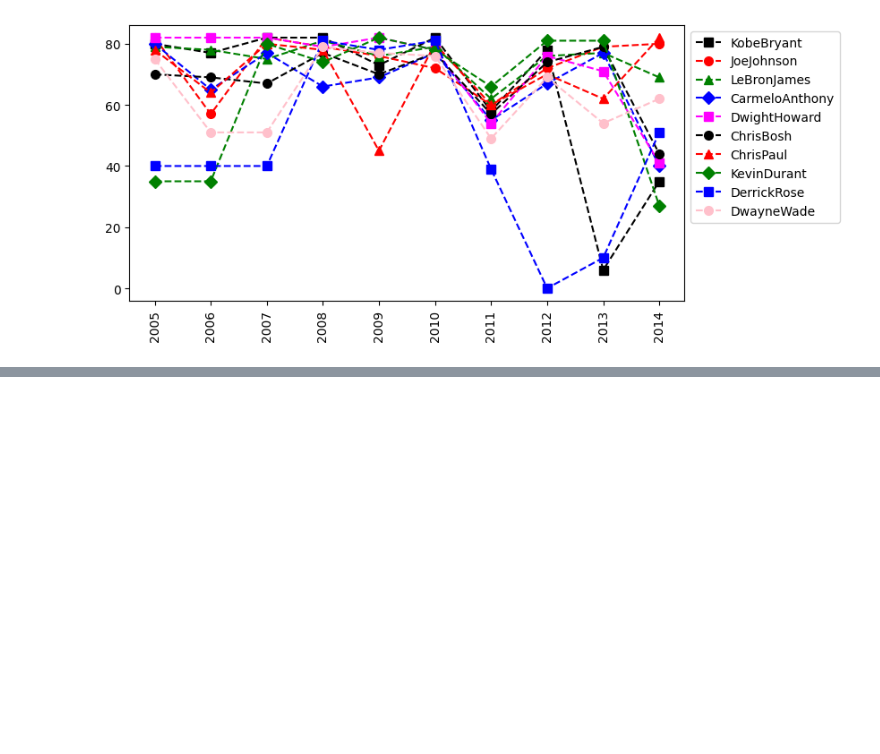
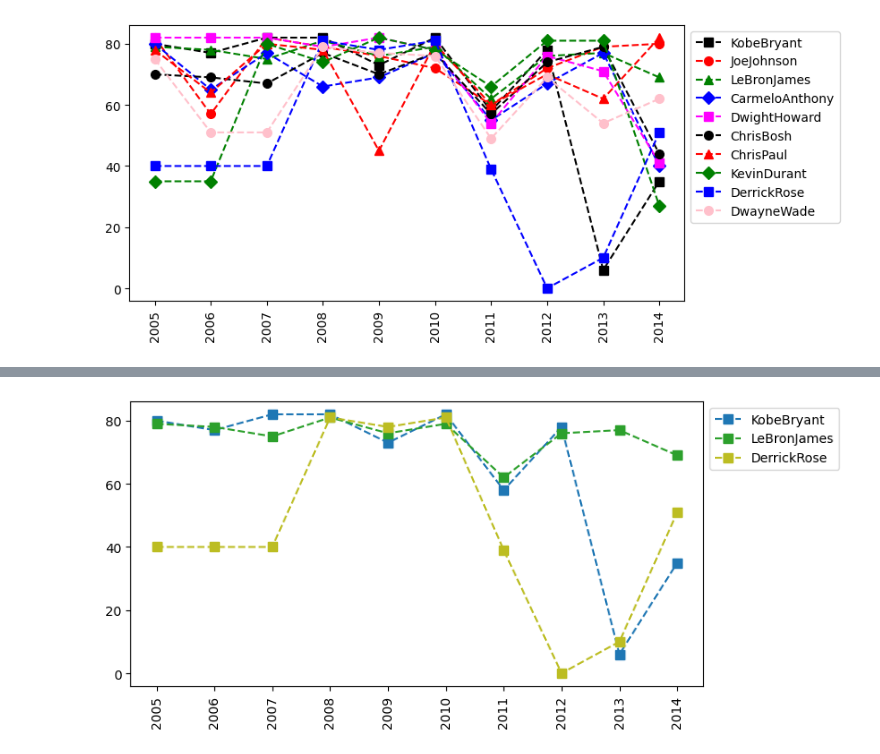
Before and after one commit to supershao1/PythonA-Z, a Jupyter notebook: NBA_2012.ipynb, the cells around one changed output, grey strips where cells are left out. Cells and saved outputs as stored; diff of their text form; code cells hidden in the pictures; blank space fills up the shorter version.

```diff
--- a/NBA_2012.ipynb
+++ b/NBA_2012.ipynb
@@ -374,0 +388,13 @@ plt.show()
+# %%
+def myplot(playerlist):
+  #Col = {"KobeBryant":'k',"JoeJohnson":'y',"LeBronJames":'m',"CarmeloAnthony":'c',"DwightHoward":'r',"ChrisBosh":'g',"ChrisPaul":'b',"KevinDurant":'',"DerrickRose":8,"DwayneWade":9}
+  Col = {"KobeBryant":'C0',"JoeJohnson":'C1',"LeBronJames":'C2',"CarmeloAnthony":'C3',"DwightHoward":'C4',"ChrisBosh":'C5',"ChrisPaul":'C6',"KevinDurant":'C7',"DerrickRose":'C8',"DwayneWade":'C9'}
+  for name in playerlist:
+    plt.plot(Games[Pdict[name]],c=Col[name], ls='--', marker='s',ms=7, label=name)
+  plt.legend(loc='upper left', bbox_to_anchor=(1,1))
+  plt.xticks(list(range(0,10)), Seasons, rotation='vertical')
+  plt.show()
+# %%
+myplot(['KobeBryant','LeBronJames','DerrickRose'])
+# %% [output]
+[figure, added]
```
Also changed, not shown: parts of 10 cells of this notebook.
